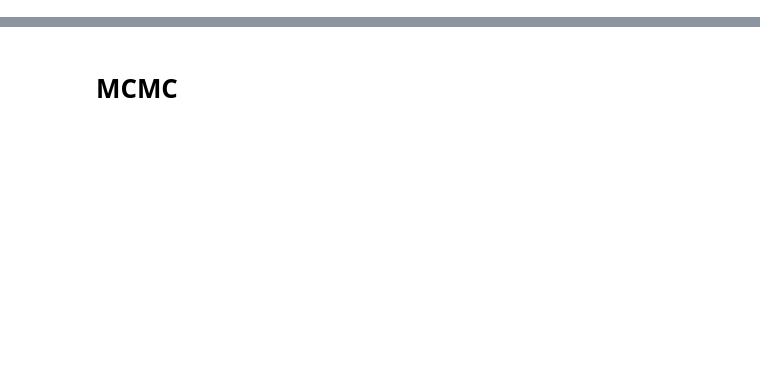
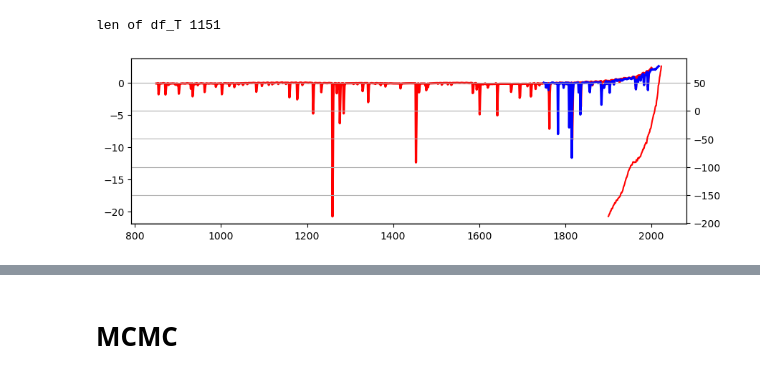
Before and after one commit to tonton-golio/sea-level-change-4box-model, a Jupyter notebook: notebooks/modelling_MCMC.ipynb, the cells around one changed output, grey strips where cells are left out. Saved outputs shown, nothing was run; the diff lists cells and outputs as text; code cells hidden in the pictures; blank space fills up the shorter version.

```diff
--- a/notebooks/modelling_MCMC.ipynb
+++ b/notebooks/modelling_MCMC.ipynb
@@ -55,0 +25,38 @@ len of df_T_forecast 100
+# %%
+# load data
+# df_T_forecast = pd.read_csv('../data/T_forecast_auto_arima.csv', index_col=0)
+# df_T = pd.read_csv('../data/processed_temperature_data.csv', index_col=0)
+# df_S = pd.read_csv('../data/processed_sea_level_data.csv', index_col=0)
+df_T = pd.read_csv('../data/schmidt_11_paleoforcings_cleaned.csv', index_col=0)
+df_S = pd.read_csv('../data/dangendorf_data.csv', index_col=0)/10
+df_T_forecast = pd.read_csv('../data/noaa_total_forcing.csv', index_col=0)
+df_T_forecast_ERF = pd.read_csv('../data/noaa_total_ERF.csv', index_col=0)
+# stack df_T with forecast
+print('len of df_T', len(df_T))
+# print('len of df_T_forecast', len(df_T_forecast))
+# df_T = pd.concat([df_T, df_T_forecast])
+df_S
+
+# select a column from each
+x = df_T['Total forcing [V,S.2,L,G]']
+x_forecast = df_T_forecast_ERF['history']
+y = df_S['total']
+y_std = df_S['std']
+
+# combine on index, include nans
+df = pd.concat([x, y, y_std, x_forecast], axis=1)
+df.columns = ['Total forcing Schmidt', 'Sea level', 'std', 'Total forcing Noaa']
+df.head()
+
+fig, ax = plt.subplots(figsize=(10, 3))
+ax2 = ax.twinx()
+ax.plot(x, label='Total forcing Schmidt', color='red', lw=2.3)
+ax.plot(x_forecast, label='Total forcing Noaa', color='blue', lw=2.3)
+ax2.plot(y, label='Sea level', color='red')
+# plt.xlim(1750, 2100)
+# plt.ylim(-12, 4.5)
+plt.grid()
+plt.show()
+# %% [output]
+len of df_T 1151
+[figure, added]
```
Also changed, not shown: parts of 12 cells of this notebook, 1 other file.
